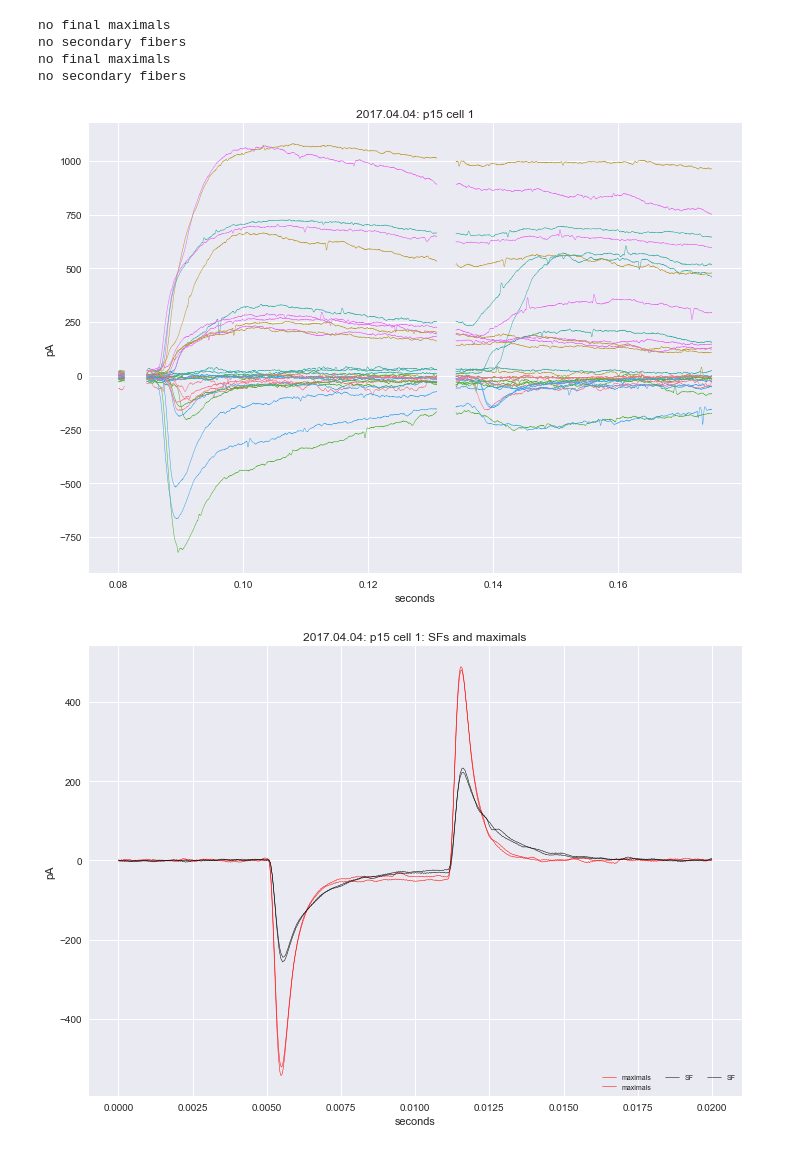
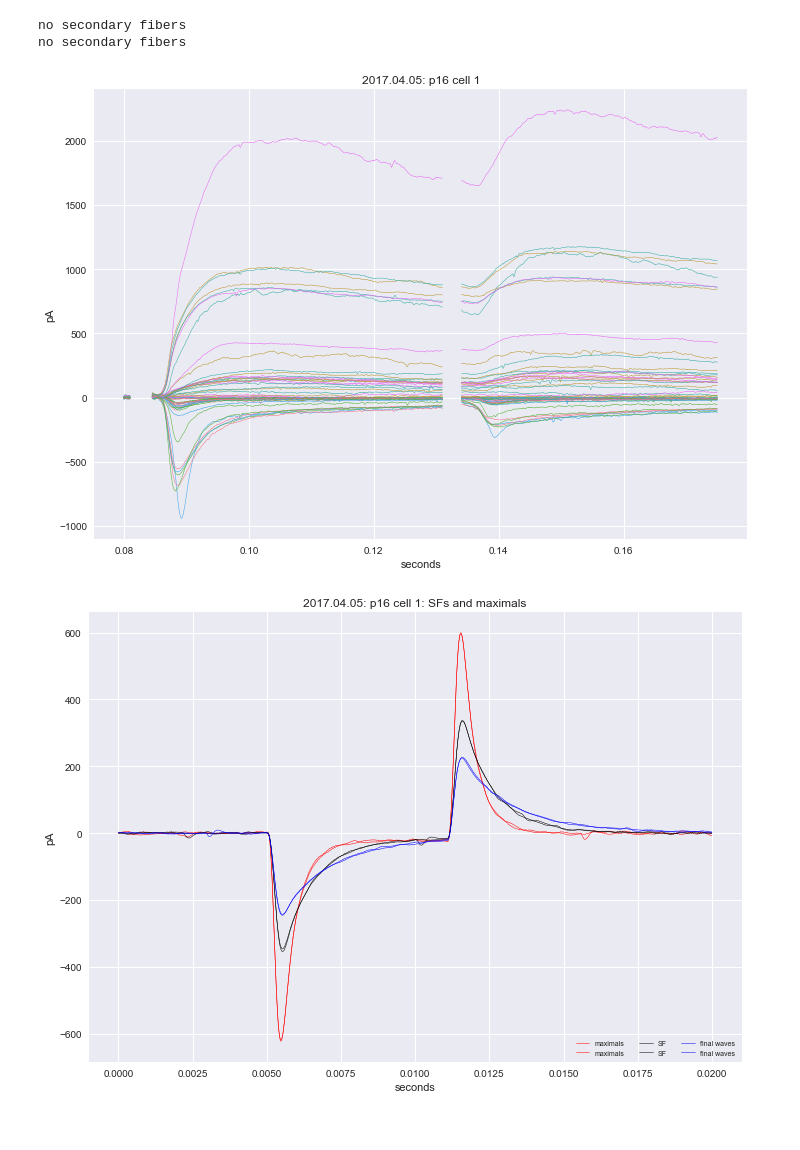
Before and after one commit to yuwie10/ephysAnalysis, a Jupyter notebook: plot_cells_template.ipynb, the cells around one changed output. Drawn from its saved outputs; the diff is of its cells as text; code cells hidden in the pictures.

```diff
--- a/plot_cells_template.ipynb
+++ b/plot_cells_template.ipynb
@@ -62,19 +62,17 @@ def plot_full_experiment(file, excel, date, age, cell_num, smooth = False):
     ephys.plot_inhibitory(first_stim, wave_info, date, age, cell_num)
 # %%
 #cell information
-date = '2017.04.04'
+date = '2017.04.05'
 cell_num = 1
-age = 'p15'
+age = 'p16'
 
 #files
 file = '/Volumes/lab_data_2/{}.csv'.format(date)
 excel = '/Volumes/lab_data_2/{}_Cell{}.xlsx'.format(date, cell_num)
 
 plot_full_experiment(file, excel, date, age, cell_num)
 # %% [output]
-no final maximals
 no secondary fibers
-no final maximals
 no secondary fibers
-[figure, old version]
+[figure, new version]
-[figure, old version]
+[figure, new version]
```
Also changed, not shown: parts of 4 cells of this notebook, 5 other files.
